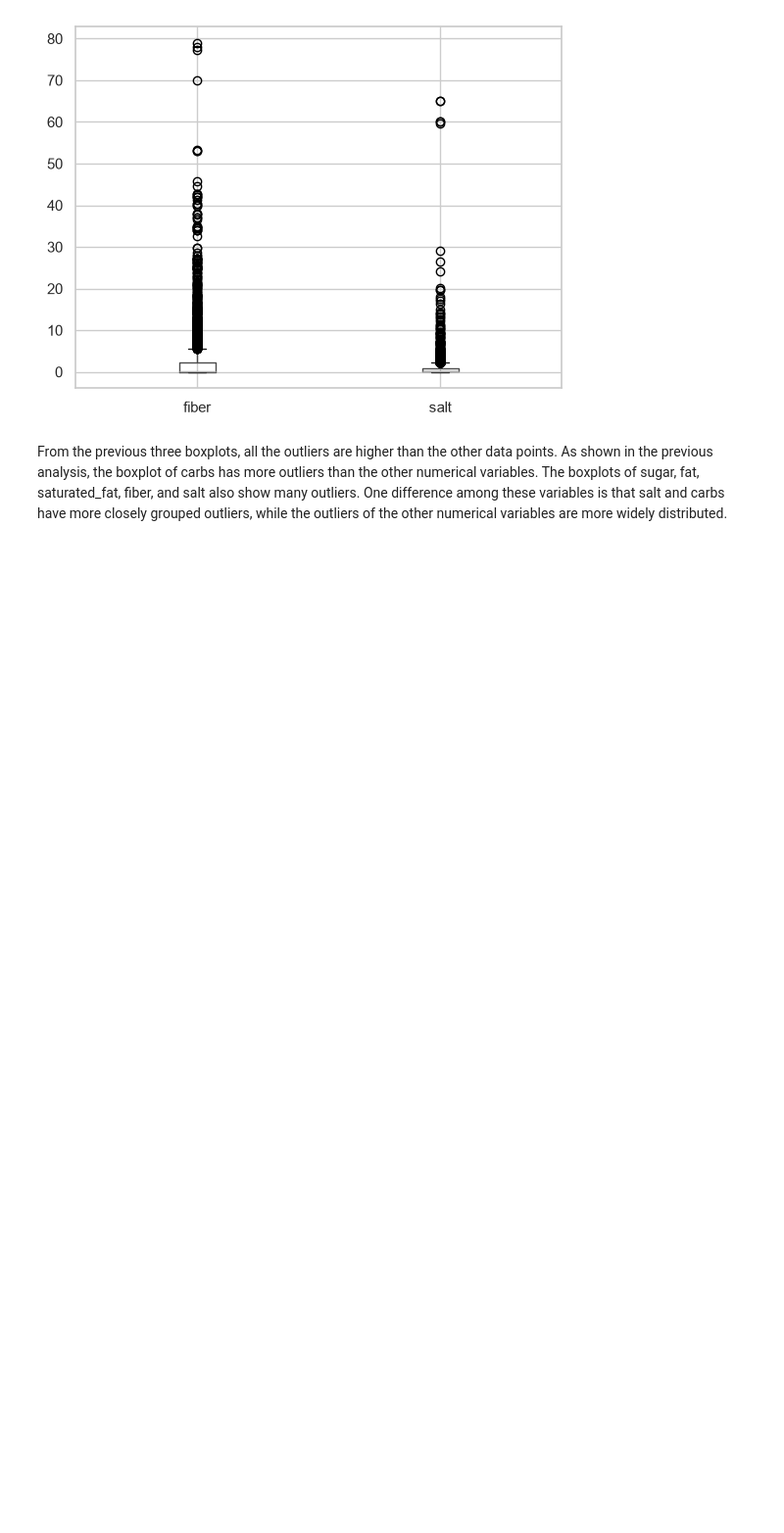
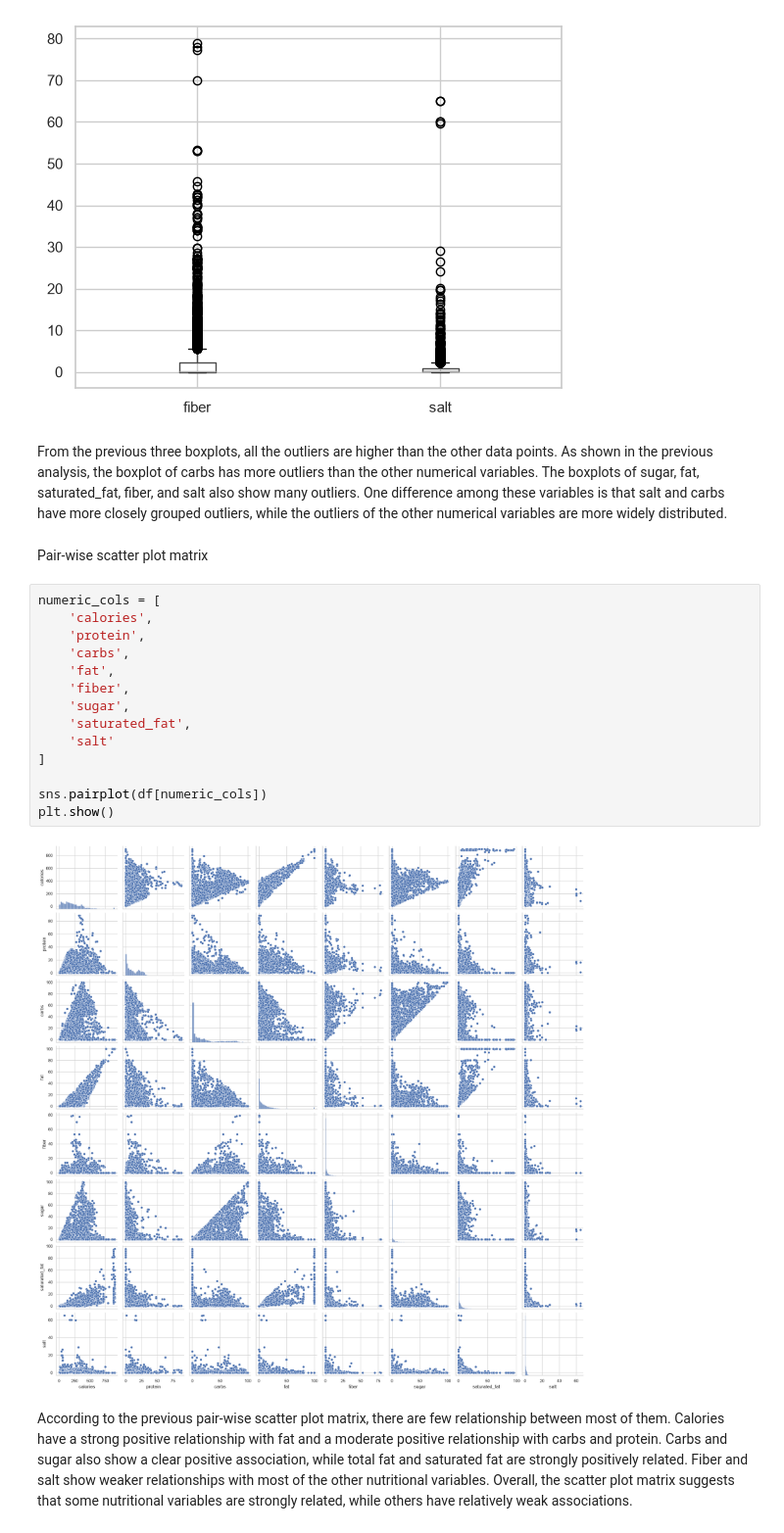
Before and after one commit to BryantChen0/EDA, a Jupyter notebook: EDA.ipynb, the cells around one changed output. Shown at 98% size. Drawn from its saved outputs; the diff is of its cells as text; blank space fills up the shorter version.

Commit message:
feat: implement and analysis the numer vs numer, cate vs cate and cate vs numer

```diff
--- a/EDA.ipynb
+++ b/EDA.ipynb
@@ -175,3 +175,23 @@ df[['fiber', 'salt']].boxplot()
 [figure]
 # %% [markdown]
 From the previous three boxplots, all the outliers are higher than the other data points. As shown in the previous analysis, the boxplot of carbs has more outliers than the other numerical variables. The boxplots of sugar, fat, saturated_fat, fiber, and salt also show many outliers. One difference among these variables is that salt and carbs have more closely grouped outliers, while the outliers of the other numerical variables are more widely distributed.
+# %% [markdown]
+Pair-wise scatter plot matrix
+# %%
+numeric_cols = [
+    'calories',
+    'protein',
+    'carbs',
+    'fat',
+    'fiber',
+    'sugar',
+    'saturated_fat',
+    'salt'
+]
+
+sns.pairplot(df[numeric_cols])
+plt.show()
+# %% [output]
+[figure, added]
+# %% [markdown]
+According to the previous pair-wise scatter plot matrix, there are few relationship between most of them. Calories have a strong positive relationship with fat and a moderate positive relationship with carbs and protein. Carbs and sugar also show a clear positive association, while total fat and saturated fat are strongly positively related. Fiber and salt show weaker relationships with most of the other nutritional variables. Overall, the scatter plot matrix suggests that some nutritional variables are strongly related, while others have relatively weak associations.
```
Also changed, not shown: parts of 4 cells of this notebook.
